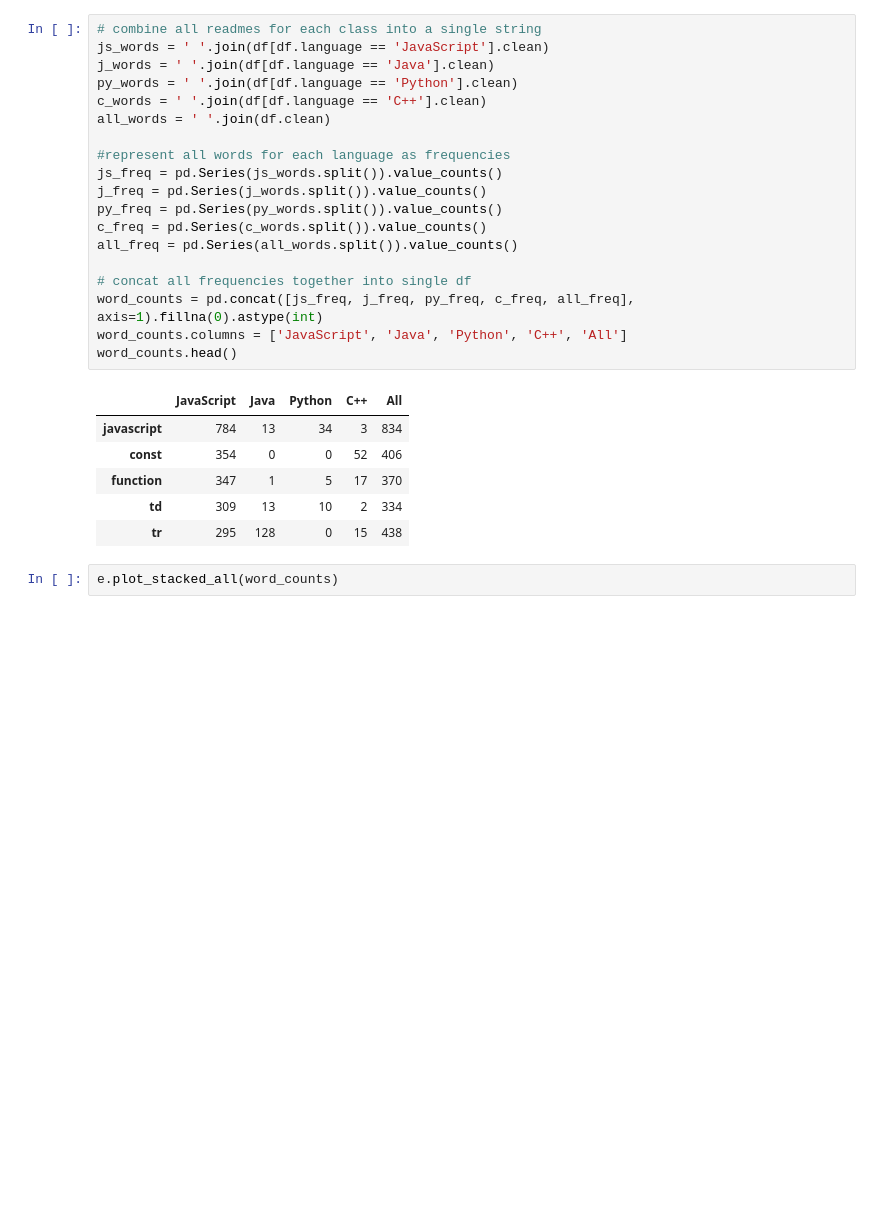
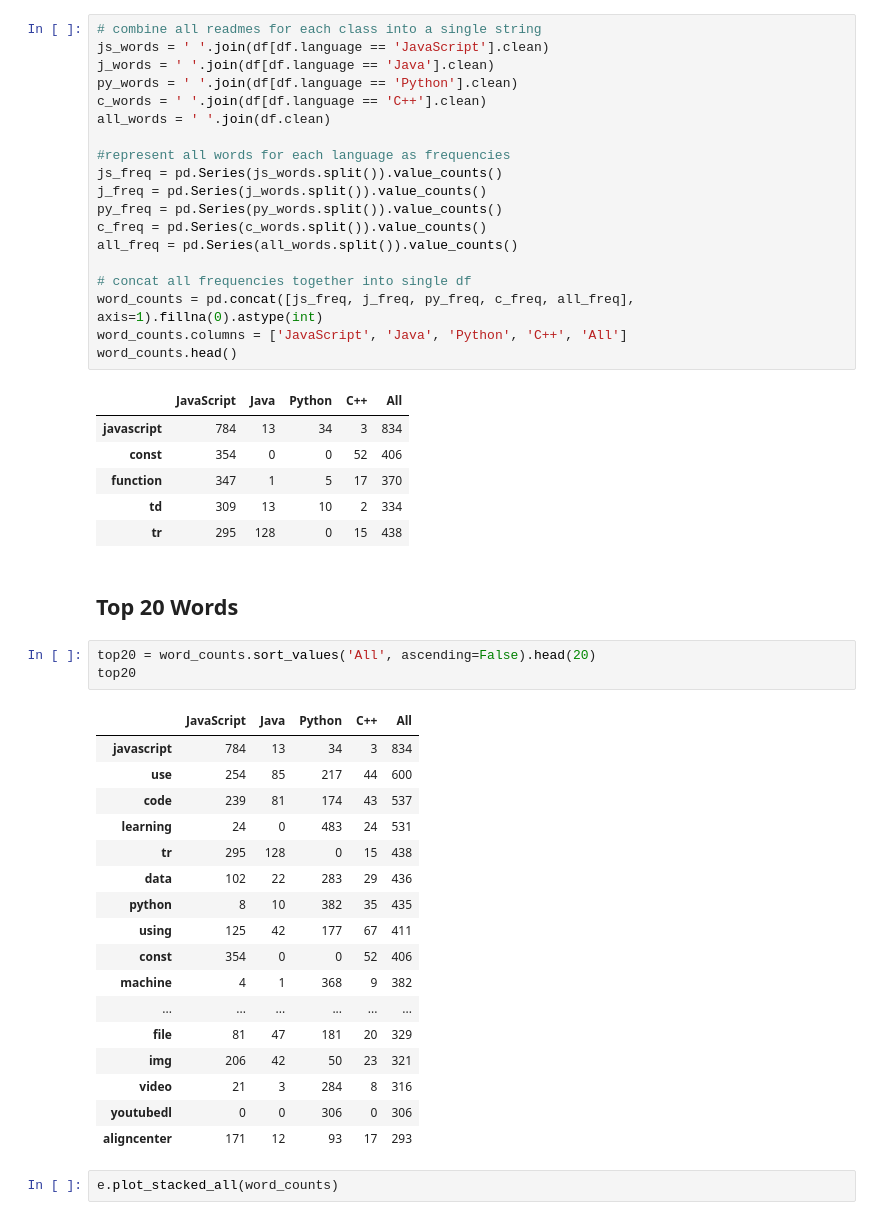
Before and after one commit to team-nlp-project/team-nlp-project, a Jupyter notebook: predicting_repository_language_final.ipynb, the cells around one changed output. Cells and saved outputs as stored; diff of their text form; blank space fills up the shorter version.

```diff
--- a/predicting_repository_language_final.ipynb
+++ b/predicting_repository_language_final.ipynb
@@ -185,6 +196,29 @@ word_counts.head()
 | function | 347 | 1 | 5 | 17 | 370 |
 | td | 309 | 13 | 10 | 2 | 334 |
 | tr | 295 | 128 | 0 | 15 | 438 |
+# %% [markdown]
+## Top 20 Words
+# %%
+top20 = word_counts.sort_values('All', ascending=False).head(20)
+top20
+# %% [output]
+|  | JavaScript | Java | Python | C++ | All |
+| javascript | 784 | 13 | 34 | 3 | 834 |
+| use | 254 | 85 | 217 | 44 | 600 |
+| code | 239 | 81 | 174 | 43 | 537 |
+| learning | 24 | 0 | 483 | 24 | 531 |
+| tr | 295 | 128 | 0 | 15 | 438 |
+| data | 102 | 22 | 283 | 29 | 436 |
+| python | 8 | 10 | 382 | 35 | 435 |
+| using | 125 | 42 | 177 | 67 | 411 |
+| const | 354 | 0 | 0 | 52 | 406 |
+| machine | 4 | 1 | 368 | 9 | 382 |
+| ... | ... | ... | ... | ... | ... |
+| file | 81 | 47 | 181 | 20 | 329 |
+| img | 206 | 42 | 50 | 23 | 321 |
+| video | 21 | 3 | 284 | 8 | 316 |
+| youtubedl | 0 | 0 | 306 | 0 | 306 |
+| aligncenter | 171 | 12 | 93 | 17 | 293 |
 # %%
 e.plot_stacked_all(word_counts)
 # %% [output]
```
Also changed, not shown: parts of 13 cells of this notebook.
